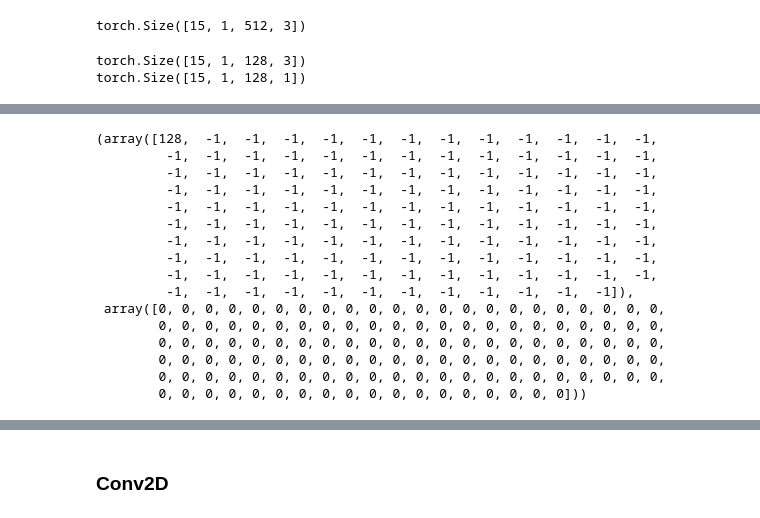
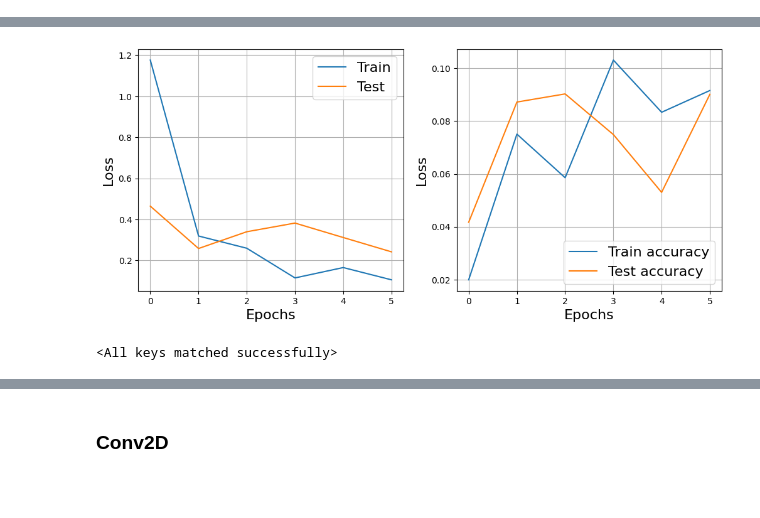
Before and after one commit to ilya0100/MusicTranscription, a Jupyter notebook: notebooks/train_model.ipynb, the cells around one changed output, grey strips where cells are left out. Drawn from its saved outputs; the diff is of its cells as text; code cells hidden in the pictures; blank space fills up the shorter version.

Commit message:
Good model

```diff
--- a/notebooks/train_model.ipynb
+++ b/notebooks/train_model.ipynb
@@ -78,23 +54,28 @@ audio_params = AudioParams(
     n_mels=512,
     fmin=8,
     fmax=12500,
-    window="hann"
+    window="taylor"
 )
 train_params = DatasetParams(
-    root_path="../data/raw/maestro-v3.0.0/",
+    root_path="/mnt/d/Datasets/maestro-v3.0.0/",
     metadata="maestro-v3.0.0.csv",
-    years_list=[2018],
+    years_list=[2017],
     split="train",
     audio_params=audio_params,
     feature_size=3,
     overlapping=OVERLAPPING,
 )
 test_params = DatasetParams(
-    root_path="../data/raw/maestro-v3.0.0/",
+    root_path="/mnt/d/Datasets/maestro-v3.0.0/",
     metadata="maestro-v3.0.0.csv",
-    years_list=[2018],
+    years_list=[2017],
     split="test",
     audio_params=audio_params,
     feature_size=3,
     overlapping=OVERLAPPING,
 )
+
+gpu = True
+
+device = torch.device("cuda" if torch.cuda.is_available() and gpu else "cpu")
+device
@@ -140,10 +113,8 @@ array([[[-13.187327, -11.557513, -10.042399],
 # %%
-for X, y in audio_loader:
-    pitch, vel = y
-    print(X.shape)
-    break
+# for X, y in audio_loader:
+#     pitch, vel = y
+#     print(pitch.shape)
+#     break
-# %% [output]
-torch.Size([15, 1, 512, 3])
 # %%
 def train(network, epochs: int, learning_rate=1e-4, batch_size=100):
     loss_nll = nn.NLLLoss()
@@ -247,16 +212,2 @@ def train(network, epochs: int, learning_rate=1e-4, batch_size=100):
     except KeyboardInterrupt:
         pass
-# %%
-maxpool = nn.MaxPool2d((4, 1))
-maxpool2 = nn.MaxPool2d((1, 3))
-
-for X, y in audio_loader:
-    pitch, vel = y
-    X = maxpool(X)
-    print(X.shape)
-    X = maxpool2(X)
-    print(X.shape)
-    break
-# %% [output]
-torch.Size([15, 1, 128, 3])
-torch.Size([15, 1, 128, 1])
@@ -297,5 +383,6 @@ class DummyNet(nn.Module):
         x = self.linear_layer(x)
         return x, 90
 # %%
-net = DummyNet()
-train(net, 20, 1e-5, 100)
+net = DummyNet().to(device)
+train(net, 20, 1e-4, 100)
+# %% [output]
@@ -301,0 +390 @@ train(net, 20, 1e-5, 100)
+[figure, added]
@@ -302 +393,6 @@ train(net, 20, 1e-5, 100)
+# %%
+net = DummyNet()
+net.load_state_dict(torch.load("../models/model_resnet.ptx"))
+# %% [output]
+<All keys matched successfully>
 # %%
@@ -305,20 +401 @@ midi_filename, _ = train_ds._data.iloc[37]
 ns = note_seq.midi_file_to_note_sequence(train_ds._root_path + midi_filename)
-# %%
-notes[0]
-# %% [output]
-(array([128,  -1,  -1,  -1,  -1,  -1,  -1,  -1,  -1,  -1,  -1,  -1,  -1,
-         -1,  -1,  -1,  -1,  -1,  -1,  -1,  -1,  -1,  -1,  -1,  -1,  -1,
-         -1,  -1,  -1,  -1,  -1,  -1,  -1,  -1,  -1,  -1,  -1,  -1,  -1,
-         -1,  -1,  -1,  -1,  -1,  -1,  -1,  -1,  -1,  -1,  -1,  -1,  -1,
-         -1,  -1,  -1,  -1,  -1,  -1,  -1,  -1,  -1,  -1,  -1,  -1,  -1,
-         -1,  -1,  -1,  -1,  -1,  -1,  -1,  -1,  -1,  -1,  -1,  -1,  -1,
-         -1,  -1,  -1,  -1,  -1,  -1,  -1,  -1,  -1,  -1,  -1,  -1,  -1,
-         -1,  -1,  -1,  -1,  -1,  -1,  -1,  -1,  -1,  -1,  -1,  -1,  -1,
-         -1,  -1,  -1,  -1,  -1,  -1,  -1,  -1,  -1,  -1,  -1,  -1,  -1,
-         -1,  -1,  -1,  -1,  -1,  -1,  -1,  -1,  -1,  -1,  -1,  -1]),
- array([0, 0, 0, 0, 0, 0, 0, 0, 0, 0, 0, 0, 0, 0, 0, 0, 0, 0, 0, 0, 0, 0,
-        0, 0, 0, 0, 0, 0, 0, 0, 0, 0, 0, 0, 0, 0, 0, 0, 0, 0, 0, 0, 0, 0,
-        0, 0, 0, 0, 0, 0, 0, 0, 0, 0, 0, 0, 0, 0, 0, 0, 0, 0, 0, 0, 0, 0,
-        0, 0, 0, 0, 0, 0, 0, 0, 0, 0, 0, 0, 0, 0, 0, 0, 0, 0, 0, 0, 0, 0,
-        0, 0, 0, 0, 0, 0, 0, 0, 0, 0, 0, 0, 0, 0, 0, 0, 0, 0, 0, 0, 0, 0,
-        0, 0, 0, 0, 0, 0, 0, 0, 0, 0, 0, 0, 0, 0, 0, 0, 0, 0]))
```
Also changed, not shown: parts of 23 cells of this notebook, 3 other files.
